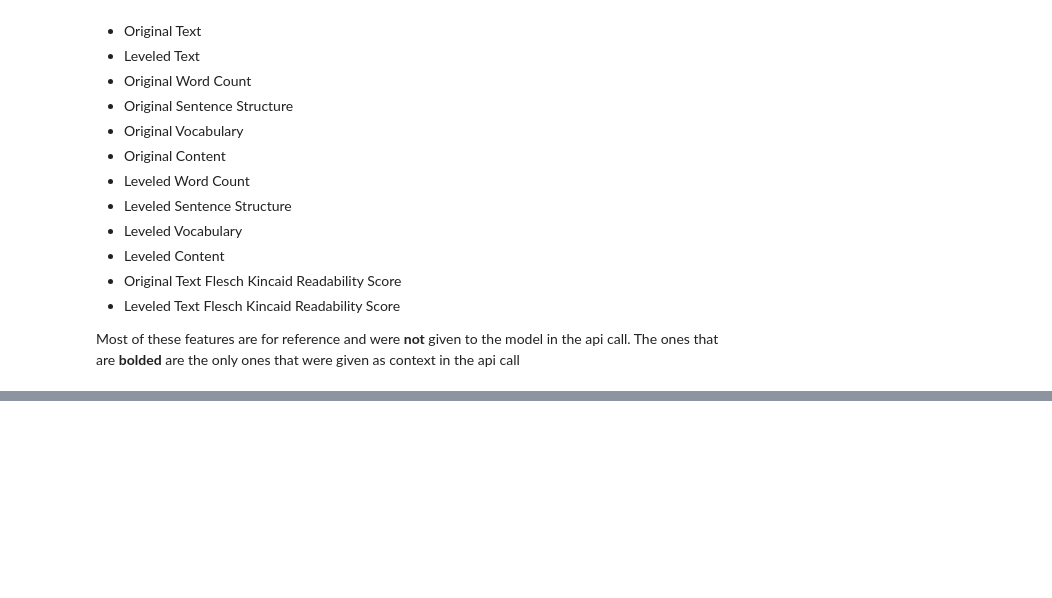
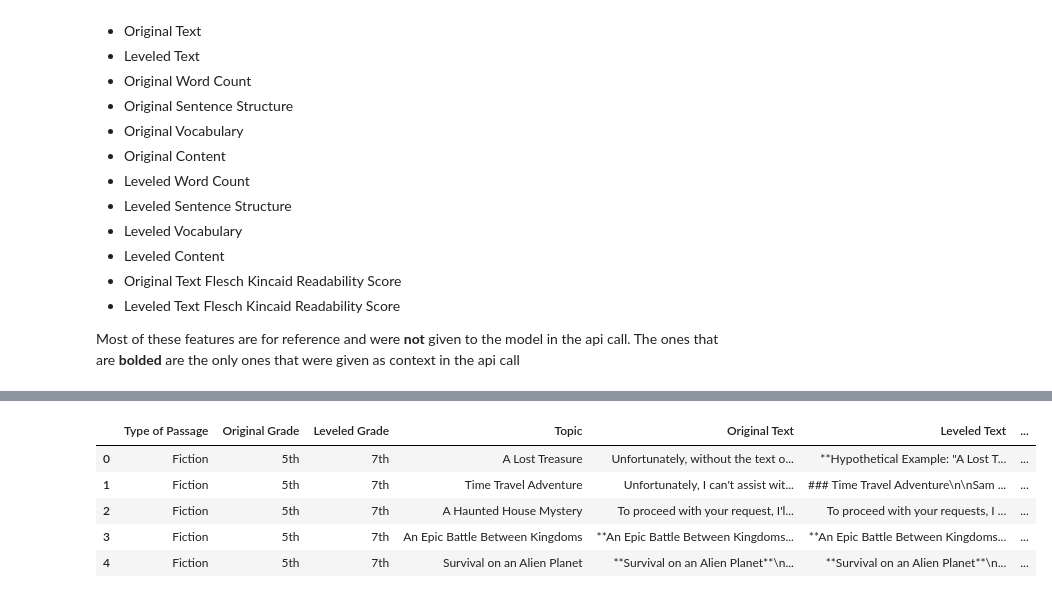
Before and after one commit to keivanmojmali/testing-gpt-4-turbo-reading-level, a Jupyter notebook: Untitled.ipynb, the cells around one changed output, grey strips where cells are left out. Drawn from its saved outputs; the diff is of its cells as text; code cells hidden in the pictures; blank space fills up the shorter version.

```diff
--- a/Untitled.ipynb
+++ b/Untitled.ipynb
@@ -51,0 +67,10 @@ The results of the two tests correlate approximately inversely: a text with a co
+# %%
+df = pd.read_csv('updated_data.csv')
+display(df.head())
+# %% [output]
+|  | Type of Passage | Original Grade | Leveled Grade | Topic | Original Text | Leveled Text | ... |
+| 0 | Fiction | 5th | 7th | A Lost Treasure | Unfortunately, without the text o... | **Hypothetical Example: "A Lost T... | ... |
+| 1 | Fiction | 5th | 7th | Time Travel Adventure | Unfortunately, I can't assist wit... | ### Time Travel Adventure\n\nSam ... | ... |
+| 2 | Fiction | 5th | 7th | A Haunted House Mystery | To proceed with your request, I'l... | To proceed with your requests, I ... | ... |
+| 3 | Fiction | 5th | 7th | An Epic Battle Between Kingdoms | **An Epic Battle Between Kingdoms... | **An Epic Battle Between Kingdoms... | ... |
+| 4 | Fiction | 5th | 7th | Survival on an Alien Planet | **Survival on an Alien Planet**\n... | **Survival on an Alien Planet**\n... | ... |
```
Also changed, not shown: parts of 8 cells of this notebook, 2 other files.
